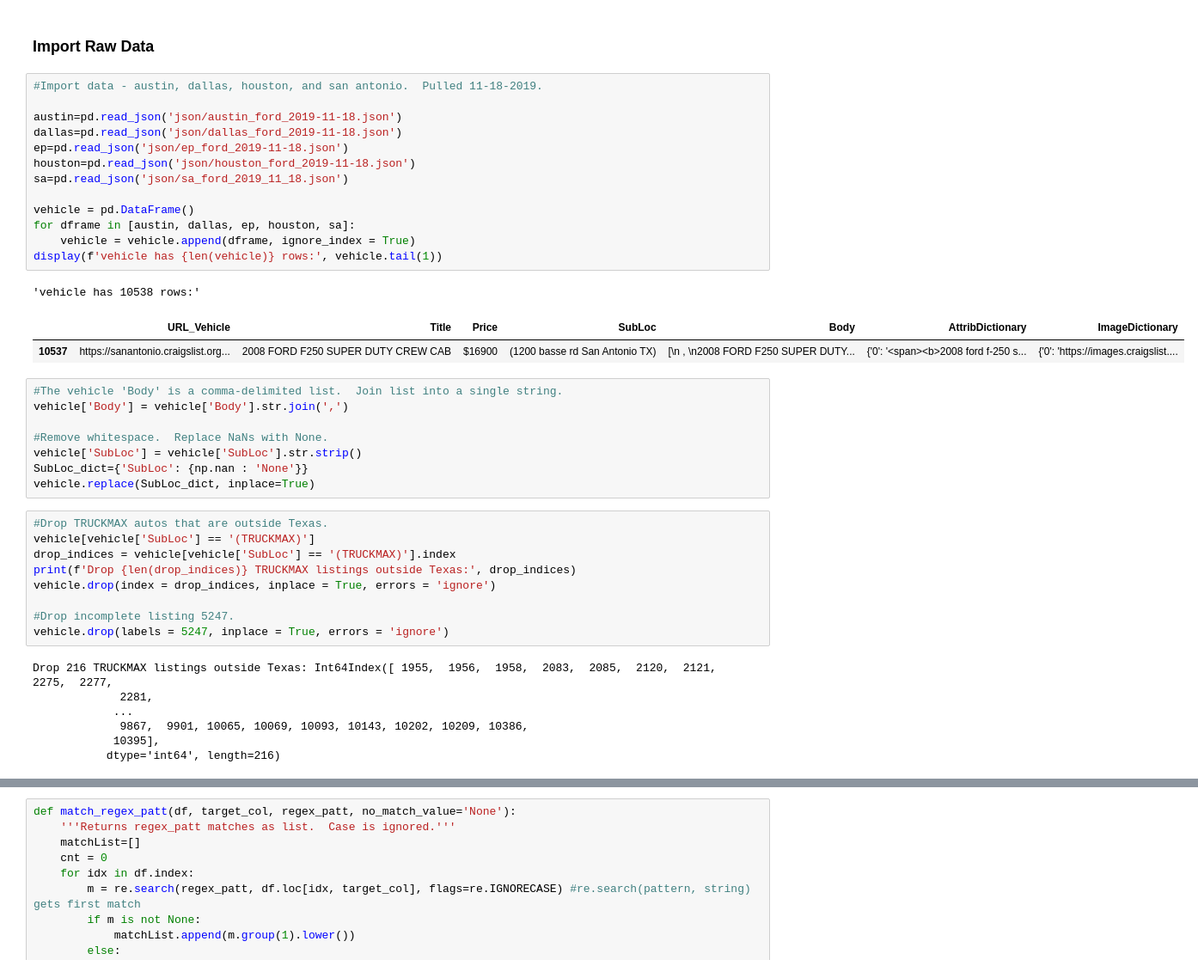
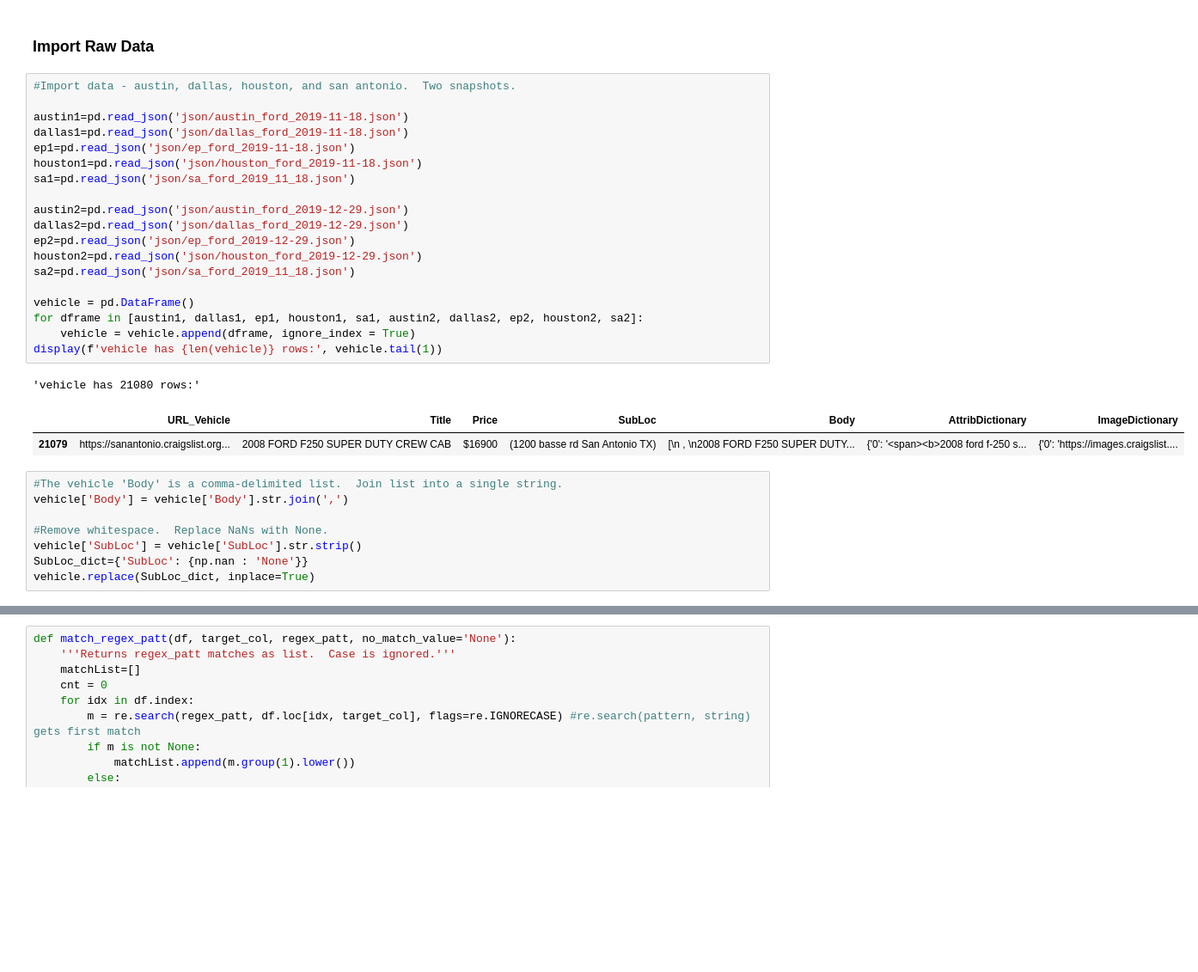
Before and after one commit to jkmackie/car_price_prediction, a Jupyter notebook: jupyter_notebooks/car_preproc_final.ipynb, the cells around one changed output, grey strips where cells are left out. Shown at 86% size. Cells and saved outputs as stored; diff of their text form; blank space fills up the shorter version.

```diff
--- a/jupyter_notebooks/car_preproc_final.ipynb
+++ b/jupyter_notebooks/car_preproc_final.ipynb
@@ -27,22 +27,28 @@ pd.options.display.max_columns = 500
 # %% [markdown]
 ### Import Raw Data
 # %%
-#Import data - austin, dallas, houston, and san antonio.  Pulled 11-18-2019.
+#Import data - austin, dallas, houston, and san antonio.  Two snapshots.
 
-austin=pd.read_json('json/austin_ford_2019-11-18.json')
-dallas=pd.read_json('json/dallas_ford_2019-11-18.json')
-ep=pd.read_json('json/ep_ford_2019-11-18.json')
-houston=pd.read_json('json/houston_ford_2019-11-18.json')
-sa=pd.read_json('json/sa_ford_2019_11_18.json')
+austin1=pd.read_json('json/austin_ford_2019-11-18.json')
+dallas1=pd.read_json('json/dallas_ford_2019-11-18.json')
+ep1=pd.read_json('json/ep_ford_2019-11-18.json')
+houston1=pd.read_json('json/houston_ford_2019-11-18.json')
+sa1=pd.read_json('json/sa_ford_2019_11_18.json')
+
+austin2=pd.read_json('json/austin_ford_2019-12-29.json')
+dallas2=pd.read_json('json/dallas_ford_2019-12-29.json')
+ep2=pd.read_json('json/ep_ford_2019-12-29.json')
+houston2=pd.read_json('json/houston_ford_2019-12-29.json')
+sa2=pd.read_json('json/sa_ford_2019_11_18.json')
 
 vehicle = pd.DataFrame()
-for dframe in [austin, dallas, ep, houston, sa]:
+for dframe in [austin1, dallas1, ep1, houston1, sa1, austin2, dallas2, ep2, houston2, sa2]:
     vehicle = vehicle.append(dframe, ignore_index = True)
 display(f'vehicle has {len(vehicle)} rows:', vehicle.tail(1))
 # %% [output]
-'vehicle has 10538 rows:'
+'vehicle has 21080 rows:'
 |  | URL_Vehicle | Title | Price | SubLoc | Body | AttribDictionary | ImageDictionary |
-| 10537 | https://sanantonio.craigslist.org... | 2008 FORD F250 SUPER DUTY CREW CAB | $16900 | (1200 basse rd San Antonio TX) | [\n , \n2008 FORD F250 SUPER DUTY... | {'0': '<span><b>2008 ford f-250 s... | {'0': 'https://images.craigslist.... |
+| 21079 | https://sanantonio.craigslist.org... | 2008 FORD F250 SUPER DUTY CREW CAB | $16900 | (1200 basse rd San Antonio TX) | [\n , \n2008 FORD F250 SUPER DUTY... | {'0': '<span><b>2008 ford f-250 s... | {'0': 'https://images.craigslist.... |
 # %%
 #The vehicle 'Body' is a comma-delimited list.  Join list into a single string.
 vehicle['Body'] = vehicle['Body'].str.join(',')
@@ -51,22 +57,6 @@ vehicle['Body'] = vehicle['Body'].str.join(',')
 vehicle['SubLoc'] = vehicle['SubLoc'].str.strip()
 SubLoc_dict={'SubLoc': {np.nan : 'None'}}
 vehicle.replace(SubLoc_dict, inplace=True)
-# %%
-#Drop TRUCKMAX autos that are outside Texas.
-vehicle[vehicle['SubLoc'] == '(TRUCKMAX)']
-drop_indices = vehicle[vehicle['SubLoc'] == '(TRUCKMAX)'].index
-print(f'Drop {len(drop_indices)} TRUCKMAX listings outside Texas:', drop_indices)
-vehicle.drop(index = drop_indices, inplace = True, errors = 'ignore')
-
-#Drop incomplete listing 5247.
-vehicle.drop(labels = 5247, inplace = True, errors = 'ignore')
-# %% [output]
-Drop 216 TRUCKMAX listings outside Texas: Int64Index([ 1955,  1956,  1958,  2083,  2085,  2120,  2121,  2275,  2277,
-             2281,
-            ...
-             9867,  9901, 10065, 10069, 10093, 10143, 10202, 10209, 10386,
-            10395],
-           dtype='int64', length=216)
 # %%
 #Add feature columns and view dataframe
 print('vehicle length:', len(vehicle))
```
Also changed, not shown: parts of 33 cells of this notebook, 1 other file.
